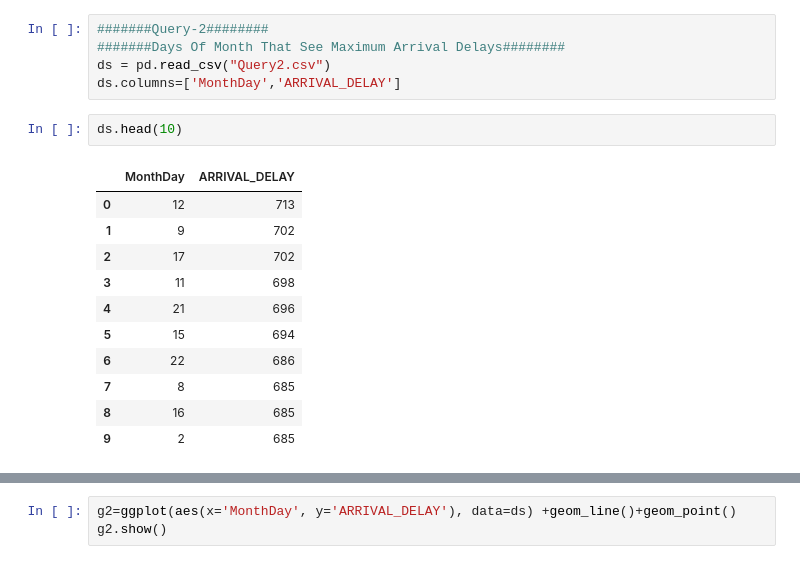
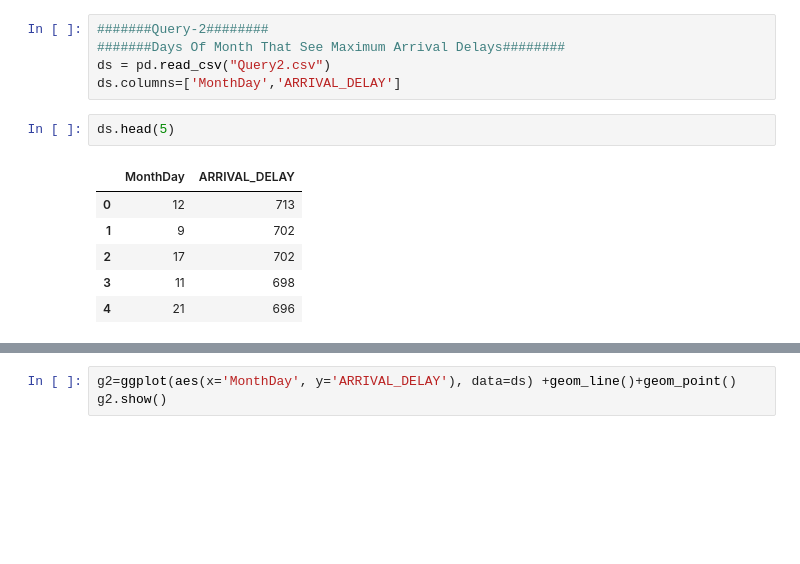
Before and after one commit to sakshi-kst/Will-My-Flight-Arrive--, a Jupyter notebook: LSDPPrj.ipynb, the cells around one changed output, grey strips where cells are left out. Saved outputs shown, nothing was run; the diff lists cells and outputs as text; blank space fills up the shorter version.

```diff
--- a/LSDPPrj.ipynb
+++ b/LSDPPrj.ipynb
@@ -157,16 +69,11 @@ plt.show()
 ds = pd.read_csv("Query2.csv")
 ds.columns=['MonthDay','ARRIVAL_DELAY']
 # %%
-ds.head(10)
+ds.head(5)
 # %% [output]
 |  | MonthDay | ARRIVAL_DELAY |
 | 0 | 12 | 713 |
 | 1 | 9 | 702 |
 | 2 | 17 | 702 |
 | 3 | 11 | 698 |
 | 4 | 21 | 696 |
-| 5 | 15 | 694 |
-| 6 | 22 | 686 |
-| 7 | 8 | 685 |
-| 8 | 16 | 685 |
-| 9 | 2 | 685 |
```
Also changed, not shown: parts of 36 cells of this notebook.
